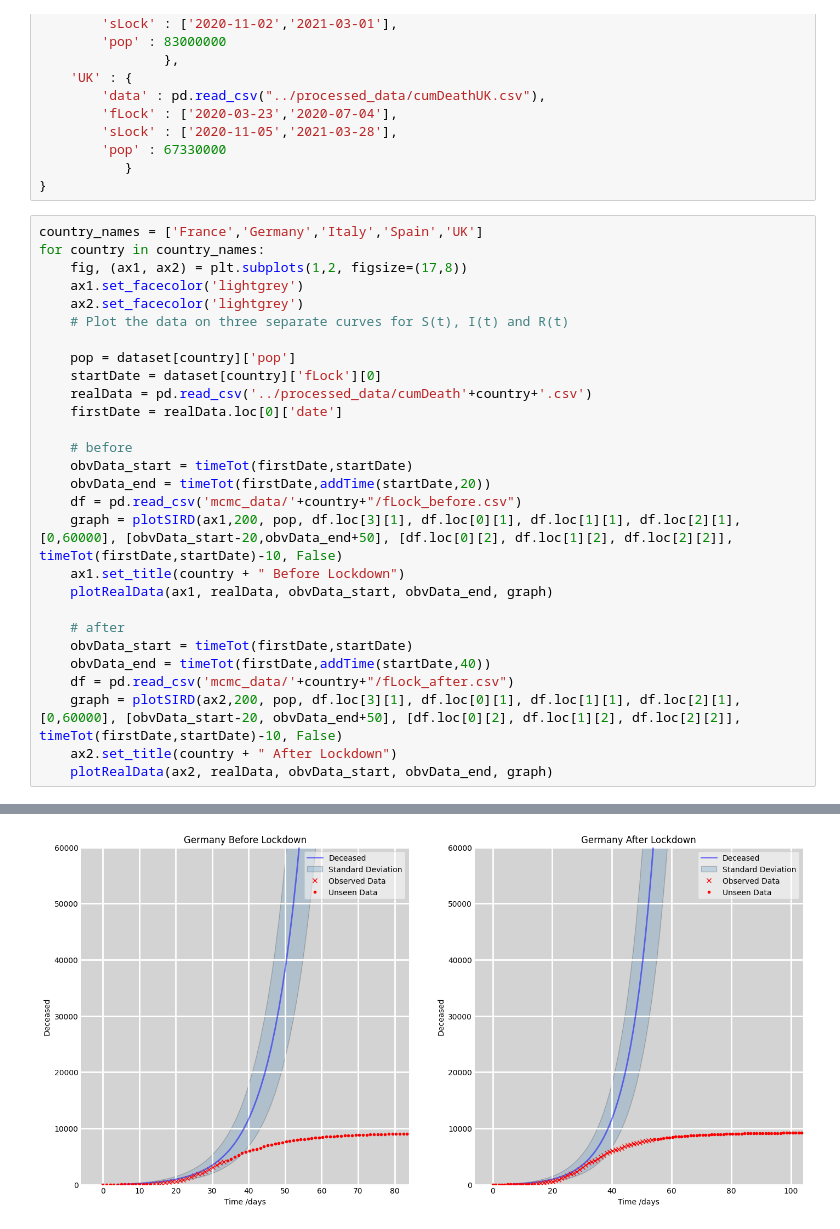
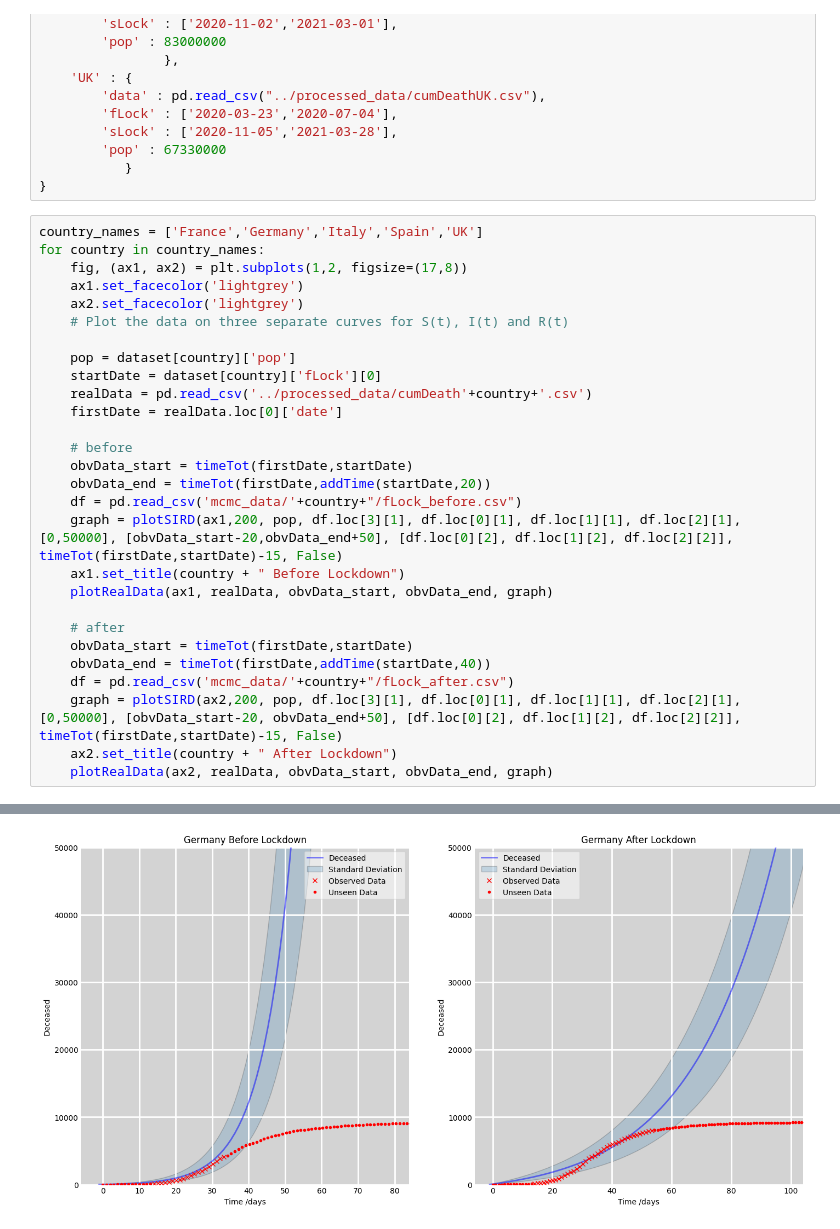
Before and after one commit to zenodea/MCMC_parameter_estimation, a Jupyter notebook: Data Analysis/sird.ipynb, the cells around one changed output, grey strips where cells are left out. Drawn from its saved outputs; the diff is of its cells as text.

```diff
--- a/Data Analysis/sird.ipynb
+++ b/Data Analysis/sird.ipynb
@@ -138,7 +138,7 @@ for country in country_names:
     obvData_start = timeTot(firstDate,startDate)
     obvData_end = timeTot(firstDate,addTime(startDate,20))
     df = pd.read_csv('mcmc_data/'+country+"/fLock_before.csv")
-    graph = plotSIRD(ax1,200, pop, df.loc[3][1], df.loc[0][1], df.loc[1][1], df.loc[2][1], [0,60000], [obvData_start-20,obvData_end+50], [df.loc[0][2], df.loc[1][2], df.loc[2][2]], timeTot(firstDate,startDate)-10, False)
+    graph = plotSIRD(ax1,200, pop, df.loc[3][1], df.loc[0][1], df.loc[1][1], df.loc[2][1], [0,50000], [obvData_start-20,obvData_end+50], [df.loc[0][2], df.loc[1][2], df.loc[2][2]], timeTot(firstDate,startDate)-15, False)
     ax1.set_title(country + " Before Lockdown")
     plotRealData(ax1, realData, obvData_start, obvData_end, graph)
 
@@ -146,7 +146,7 @@ for country in country_names:
     obvData_start = timeTot(firstDate,startDate)
     obvData_end = timeTot(firstDate,addTime(startDate,40))
     df = pd.read_csv('mcmc_data/'+country+"/fLock_after.csv")
-    graph = plotSIRD(ax2,200, pop, df.loc[3][1], df.loc[0][1], df.loc[1][1], df.loc[2][1], [0,60000], [obvData_start-20, obvData_end+50], [df.loc[0][2], df.loc[1][2], df.loc[2][2]], timeTot(firstDate,startDate)-10, False)
+    graph = plotSIRD(ax2,200, pop, df.loc[3][1], df.loc[0][1], df.loc[1][1], df.loc[2][1], [0,50000], [obvData_start-20, obvData_end+50], [df.loc[0][2], df.loc[1][2], df.loc[2][2]], timeTot(firstDate,startDate)-15, False)
     ax2.set_title(country + " After Lockdown")
     plotRealData(ax2, realData, obvData_start, obvData_end, graph)
 # %% [output]
@@ -154 +154 @@ for country in country_names:
-[figure, old version]
+[figure, new version]
```
Also changed, not shown: parts of 1 cell of this notebook, 11 other files.
